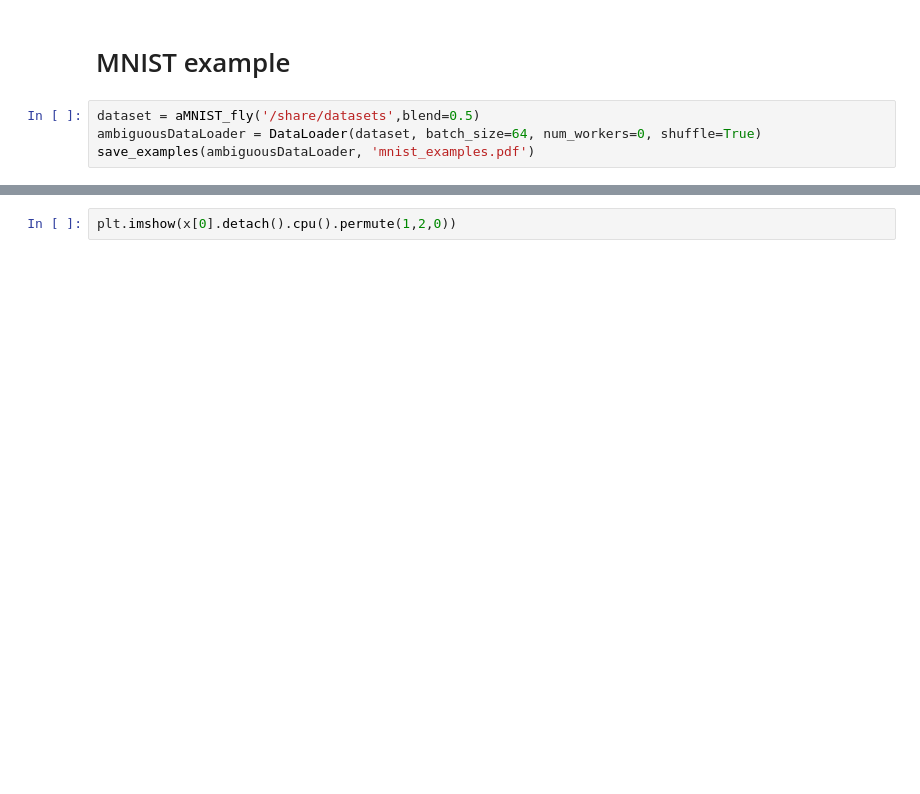
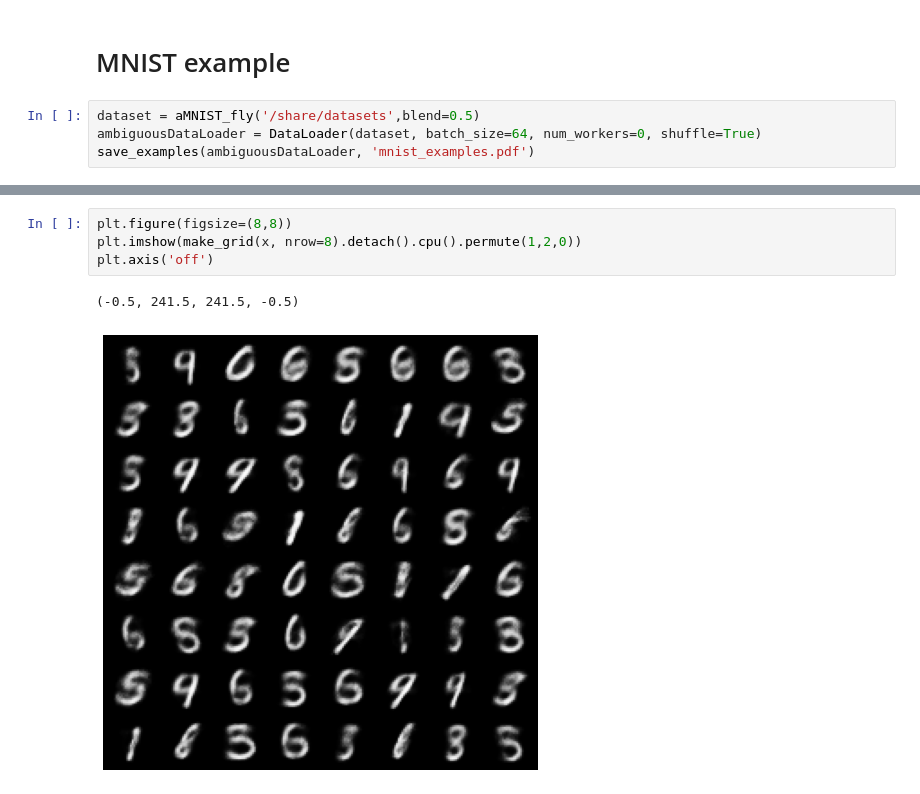
Before and after one commit to ABL-Lab/ambiguous-dataset, a Jupyter notebook: ambiguous/dataset/dataset.ipynb, the cells around one changed output, grey strips where cells are left out. Drawn from its saved outputs; the diff is of its cells as text; blank space fills up the shorter version.

```diff
--- a/ambiguous/dataset/dataset.ipynb
+++ b/ambiguous/dataset/dataset.ipynb
@@ -28,2 +63,7 @@ x.shape, t[0][i], t[1][i]
 # %%
-plt.imshow(x[0].detach().cpu().permute(1,2,0))
+plt.figure(figsize=(8,8))
+plt.imshow(make_grid(x, nrow=8).detach().cpu().permute(1,2,0))
+plt.axis('off')
+# %% [output]
+(-0.5, 241.5, 241.5, -0.5)
+[figure, added]
```
Also changed, not shown: parts of 6 cells of this notebook, 5 other files.
